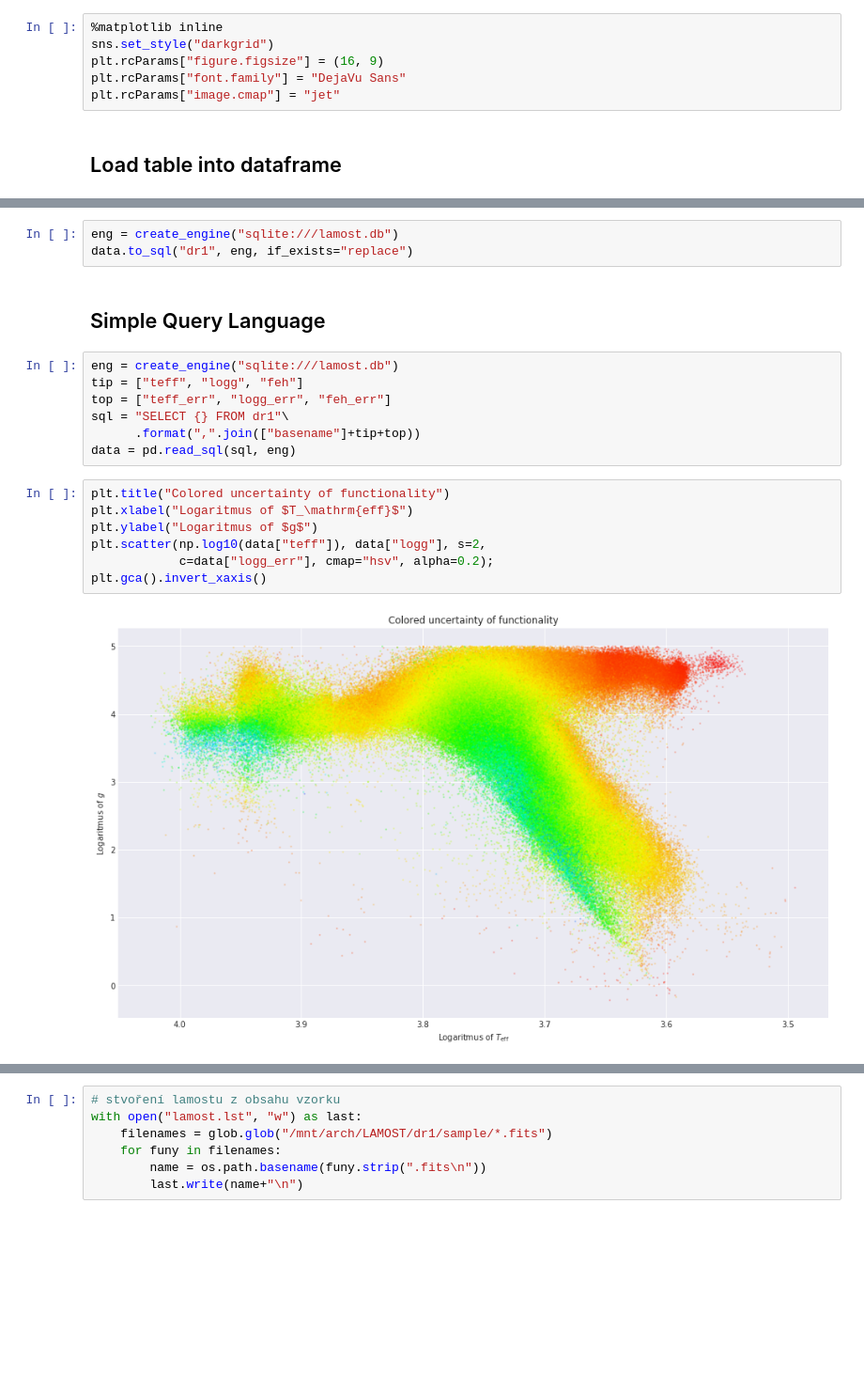
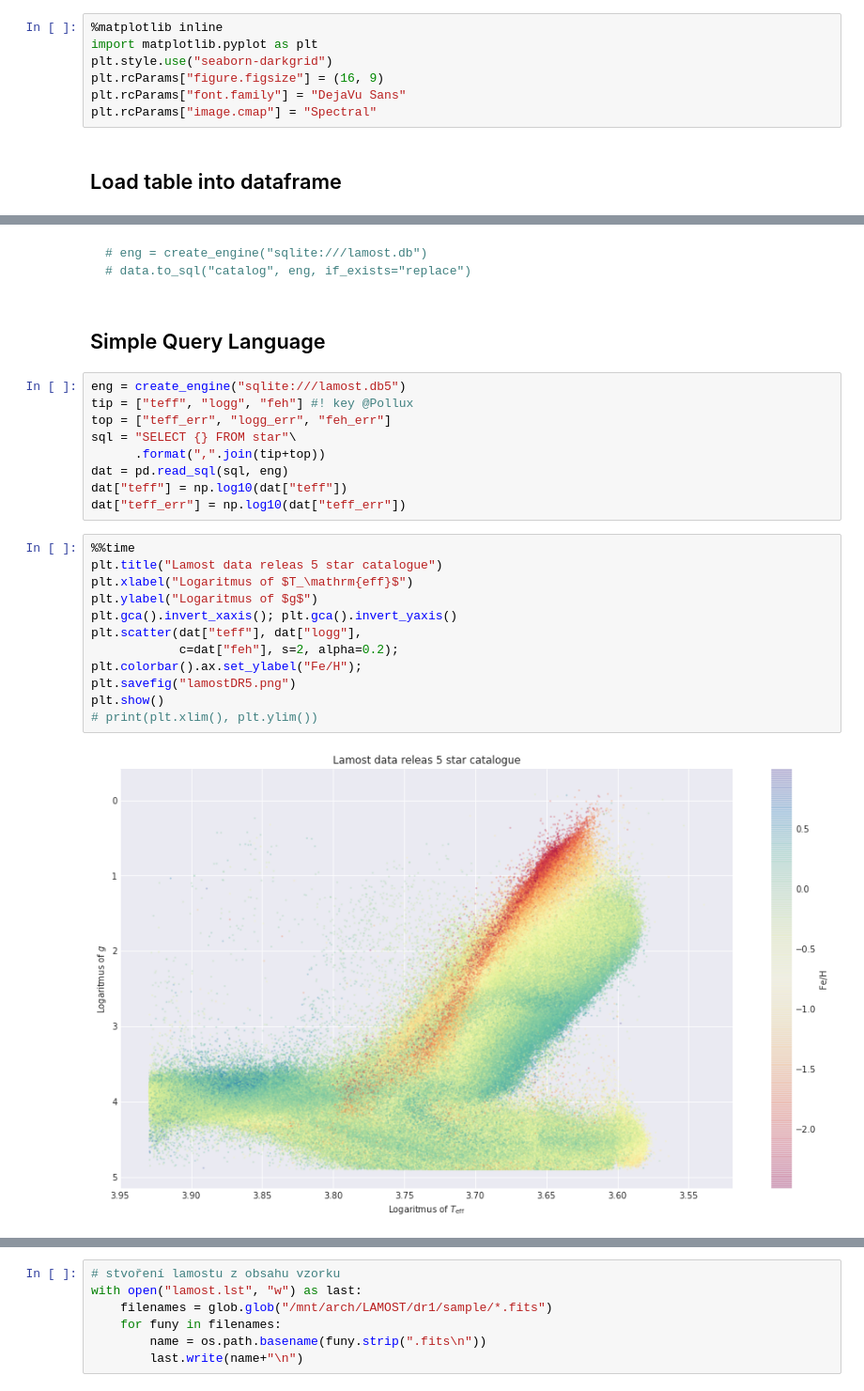
Before and after one commit to astrograzl/__.xXx.__, a Jupyter notebook: Lamost.ipynb, the cells around one changed output, grey strips where cells are left out. Shown: that part at 94% size. Drawn from its saved outputs; the diff is of its cells as text; blank space fills up the shorter version.

````diff
--- a/Lamost.ipynb
+++ b/Lamost.ipynb
@@ -18,8 +21,9 @@ from IPython.display import display
 # %%
 %matplotlib inline
-sns.set_style("darkgrid")
+import matplotlib.pyplot as plt
+plt.style.use("seaborn-darkgrid")
 plt.rcParams["figure.figsize"] = (16, 9)
 plt.rcParams["font.family"] = "DejaVu Sans"
-plt.rcParams["image.cmap"] = "jet"
+plt.rcParams["image.cmap"] = "Spectral"
 # %% [markdown]
 ## Load table into dataframe
@@ -52,21 +44,30 @@ data.head()
-# %%
-eng = create_engine("sqlite:///lamost.db")
-data.to_sql("dr1", eng, if_exists="replace")
+# %% [markdown]
+```python
+# eng = create_engine("sqlite:///lamost.db")
+# data.to_sql("catalog", eng, if_exists="replace")
+```
 # %% [markdown]
 ## Simple Query Language
 # %%
-eng = create_engine("sqlite:///lamost.db")
-tip = ["teff", "logg", "feh"]
+eng = create_engine("sqlite:///lamost.db5")
+tip = ["teff", "logg", "feh"] #! key @Pollux
 top = ["teff_err", "logg_err", "feh_err"]
-sql = "SELECT {} FROM dr1"\
-      .format(",".join(["basename"]+tip+top))
-data = pd.read_sql(sql, eng)
+sql = "SELECT {} FROM star"\
+      .format(",".join(tip+top))
+dat = pd.read_sql(sql, eng)
+dat["teff"] = np.log10(dat["teff"])
+dat["teff_err"] = np.log10(dat["teff_err"])
 # %%
-plt.title("Colored uncertainty of functionality")
+%%time
+plt.title("Lamost data releas 5 star catalogue")
 plt.xlabel("Logaritmus of $T_\mathrm{eff}$")
 plt.ylabel("Logaritmus of $g$")
-plt.scatter(np.log10(data["teff"]), data["logg"], s=2,
-            c=data["logg_err"], cmap="hsv", alpha=0.2);
-plt.gca().invert_xaxis()
+plt.gca().invert_xaxis(); plt.gca().invert_yaxis()
+plt.scatter(dat["teff"], dat["logg"],
+            c=dat["feh"], s=2, alpha=0.2);
+plt.colorbar().ax.set_ylabel("Fe/H");
+plt.savefig("lamostDR5.png")
+plt.show()
+# print(plt.xlim(), plt.ylim())
 # %% [output]
-[figure, old version]
+[figure, new version]
````
Also changed, not shown: parts of 25 cells of this notebook, 32 other files.
